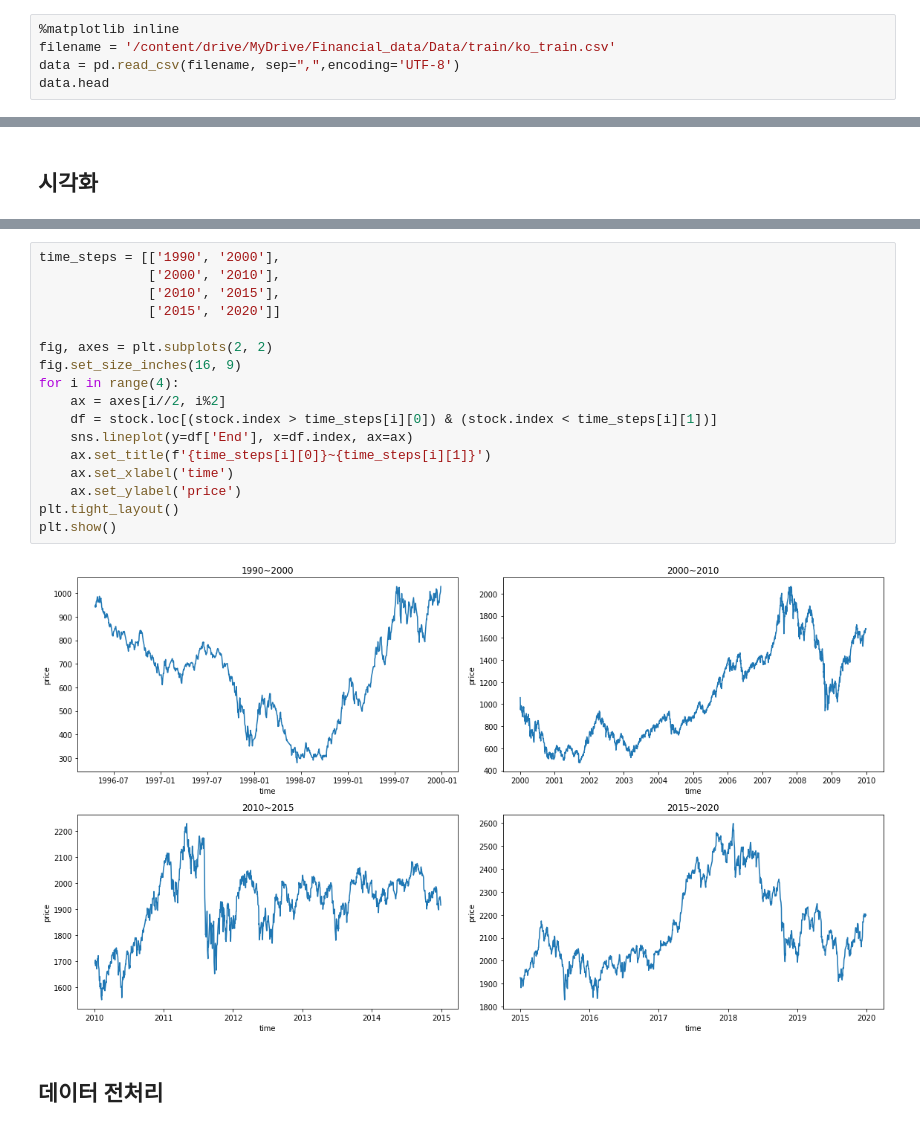
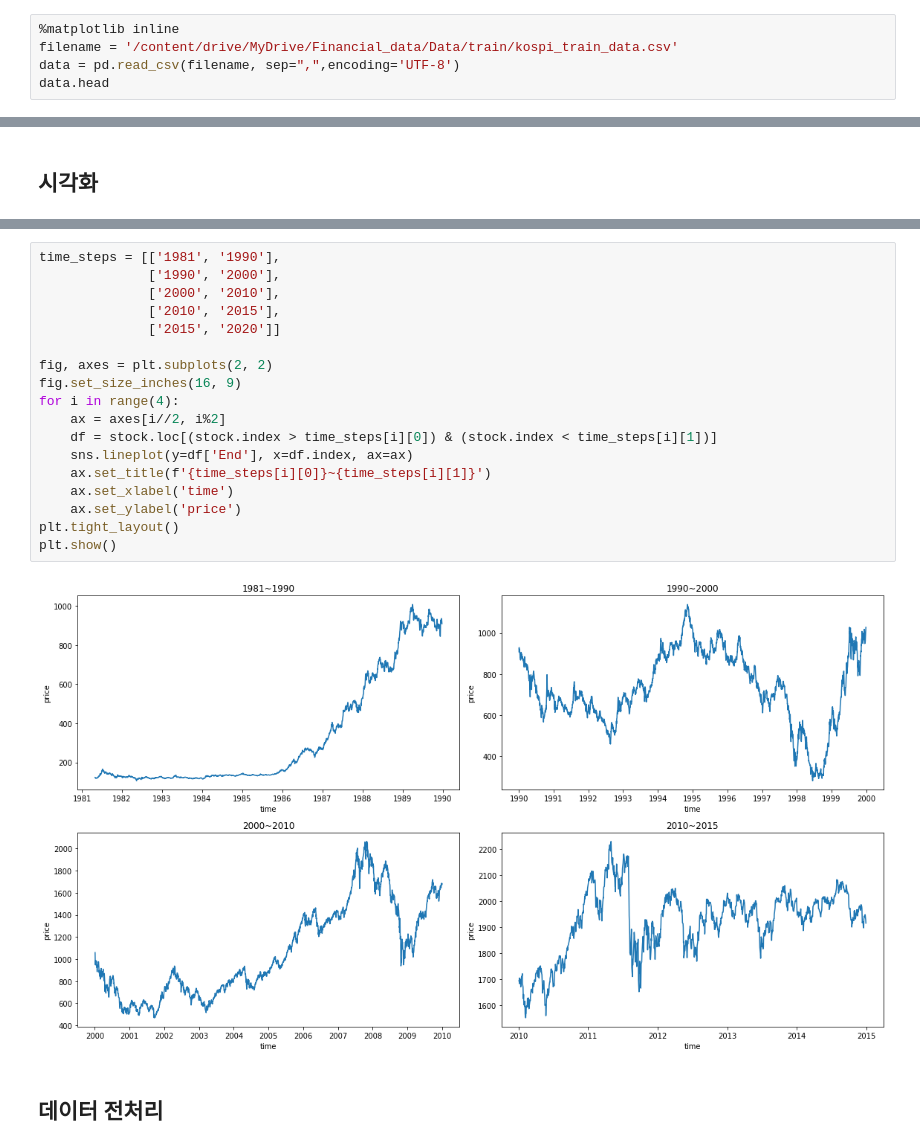
Before and after one commit to Canihelpme/DeepLearning_finance, a Jupyter notebook: LSTM_Kospi_predict.ipynb, the cells around one changed output, grey strips where cells are left out. Cells and saved outputs as stored; diff of their text form.

```diff
--- a/LSTM_Kospi_predict.ipynb
+++ b/LSTM_Kospi_predict.ipynb
@@ -39,7 +39,7 @@ from tensorflow.keras.callbacks import EarlyStopping, ModelCheckpoint
 warnings.filterwarnings('ignore')
 # %%
 %matplotlib inline
-filename = '/content/drive/MyDrive/Financial_data/Data/train/ko_train.csv'
+filename = '/content/drive/MyDrive/Financial_data/Data/train/kospi_train_data.csv'
 data = pd.read_csv(filename, sep=",",encoding='UTF-8')
 data.head
 # %% [output]
@@ -197,22 +197,23 @@ Text(0, 0.5, 'price')
 # %%
-time_steps = [['1990', '2000'],
+time_steps = [['1981', '1990'],
+              ['1990', '2000'],
               ['2000', '2010'],
               ['2010', '2015'],
               ['2015', '2020']]
 
 fig, axes = plt.subplots(2, 2)
 fig.set_size_inches(16, 9)
 for i in range(4):
     ax = axes[i//2, i%2]
     df = stock.loc[(stock.index > time_steps[i][0]) & (stock.index < time_steps[i][1])]
     sns.lineplot(y=df['End'], x=df.index, ax=ax)
     ax.set_title(f'{time_steps[i][0]}~{time_steps[i][1]}')
     ax.set_xlabel('time')
     ax.set_ylabel('price')
 plt.tight_layout()
 plt.show()
 # %% [output]
-[figure, old version]
+[figure, new version]
 # %% [markdown]
 ## 데이터 전처리
 # %% [markdown]
```
Also changed, not shown: parts of 9 cells of this notebook.
